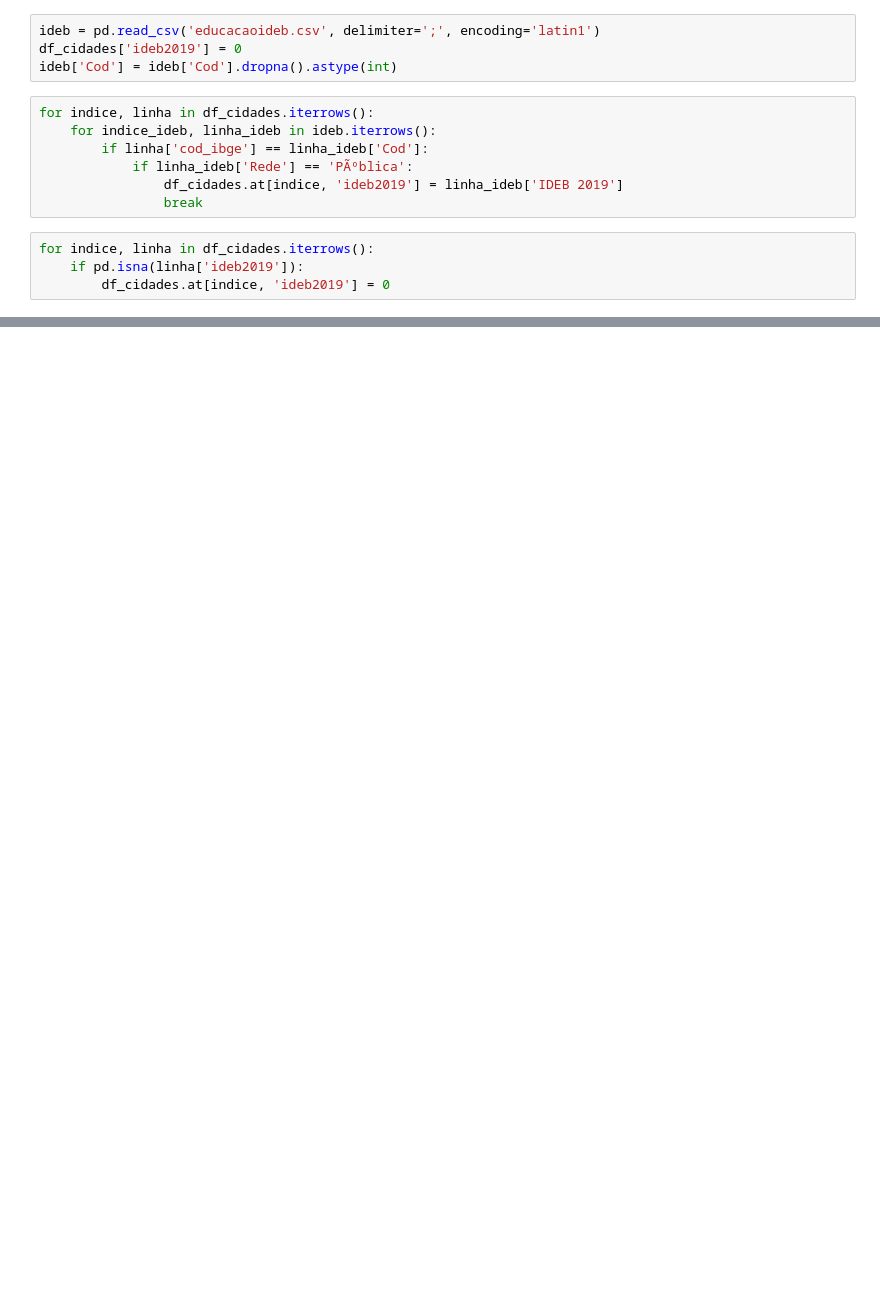
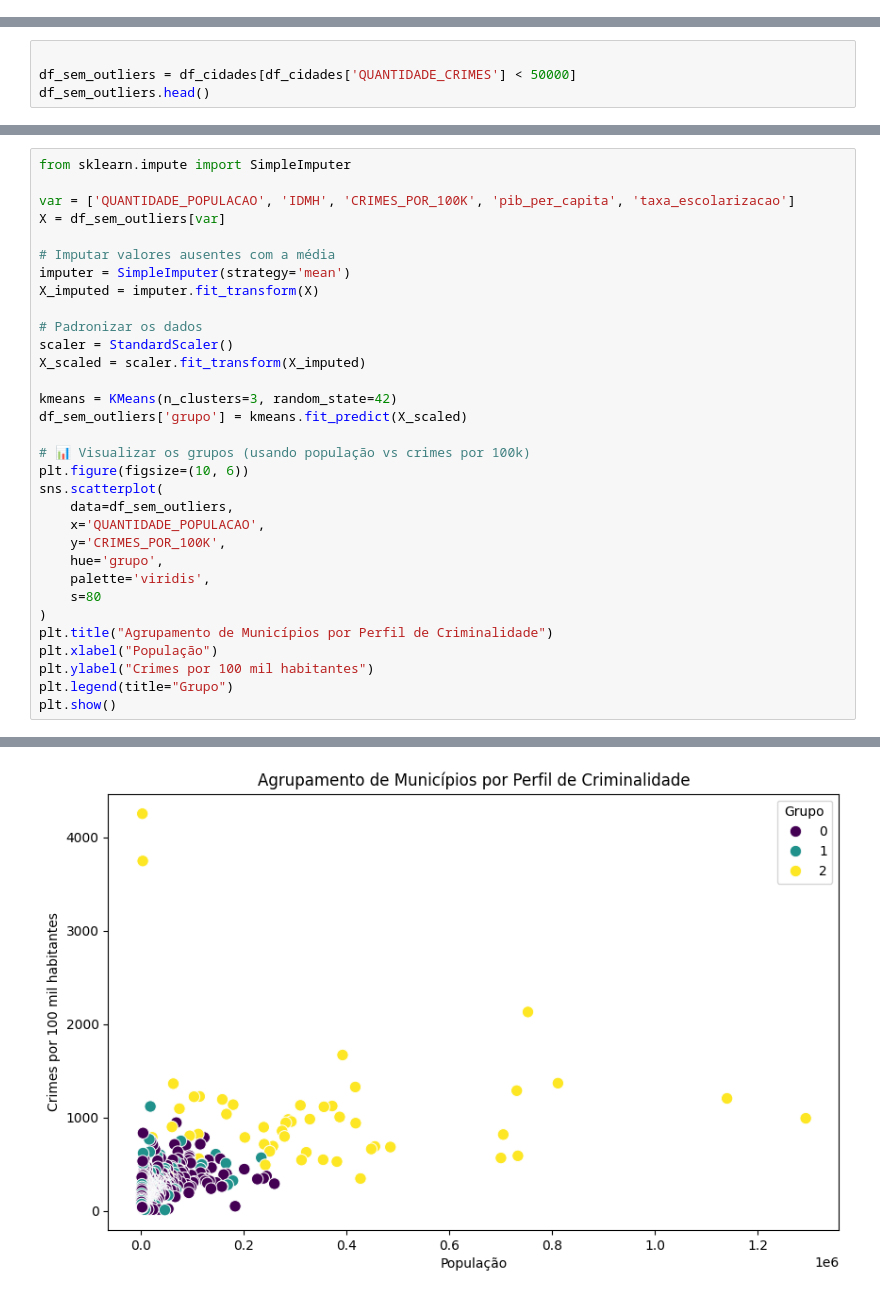
Before and after one commit to Matheuskpds/Ciencia-de-Dados-Projeto-TP, a Jupyter notebook: main.ipynb, the cells around one changed output, grey strips where cells are left out. Drawn from its saved outputs; the diff is of its cells as text; blank space fills up the shorter version.

```diff
--- a/main.ipynb
+++ b/main.ipynb
@@ -89,15 +61,0 @@ for indice, linha in df_cidades.iterrows():
-# %%
-ideb = pd.read_csv('educacaoideb.csv', delimiter=';', encoding='latin1')
-df_cidades['ideb2019'] = 0
-ideb['Cod'] = ideb['Cod'].dropna().astype(int)
-# %%
-for indice, linha in df_cidades.iterrows():
-    for indice_ideb, linha_ideb in ideb.iterrows():
-        if linha['cod_ibge'] == linha_ideb['Cod']:
-            if linha_ideb['Rede'] == 'PÃºblica':
-                df_cidades.at[indice, 'ideb2019'] = linha_ideb['IDEB 2019']
-                break
-# %%
-for indice, linha in df_cidades.iterrows():
-    if pd.isna(linha['ideb2019']):
-        df_cidades.at[indice, 'ideb2019'] = 0
@@ -153,0 +64,4 @@ display(tabela_resultados.round(2))
+# %%
+
+df_sem_outliers = df_cidades[df_cidades['QUANTIDADE_CRIMES'] < 50000]
+df_sem_outliers.head()
@@ -153,0 +198,33 @@ display(tabela_resultados.round(2))
+# %%
+from sklearn.impute import SimpleImputer
+
+var = ['QUANTIDADE_POPULACAO', 'IDMH', 'CRIMES_POR_100K', 'pib_per_capita', 'taxa_escolarizacao']
+X = df_sem_outliers[var]
+
+# Imputar valores ausentes com a média
+imputer = SimpleImputer(strategy='mean')
+X_imputed = imputer.fit_transform(X)
+
+# Padronizar os dados
+scaler = StandardScaler()
+X_scaled = scaler.fit_transform(X_imputed)
+
+kmeans = KMeans(n_clusters=3, random_state=42)
+df_sem_outliers['grupo'] = kmeans.fit_predict(X_scaled)
+
+# 📊 Visualizar os grupos (usando população vs crimes por 100k)
+plt.figure(figsize=(10, 6))
+sns.scatterplot(
+    data=df_sem_outliers,
+    x='QUANTIDADE_POPULACAO',
+    y='CRIMES_POR_100K',
+    hue='grupo',
+    palette='viridis',
+    s=80
+)
+plt.title("Agrupamento de Municípios por Perfil de Criminalidade")
+plt.xlabel("População")
+plt.ylabel("Crimes por 100 mil habitantes")
+plt.legend(title="Grupo")
+plt.show()
+# %% [output]
@@ -153,0 +236 @@ display(tabela_resultados.round(2))
+[figure, added]
```
Also changed, not shown: parts of 34 cells of this notebook.
